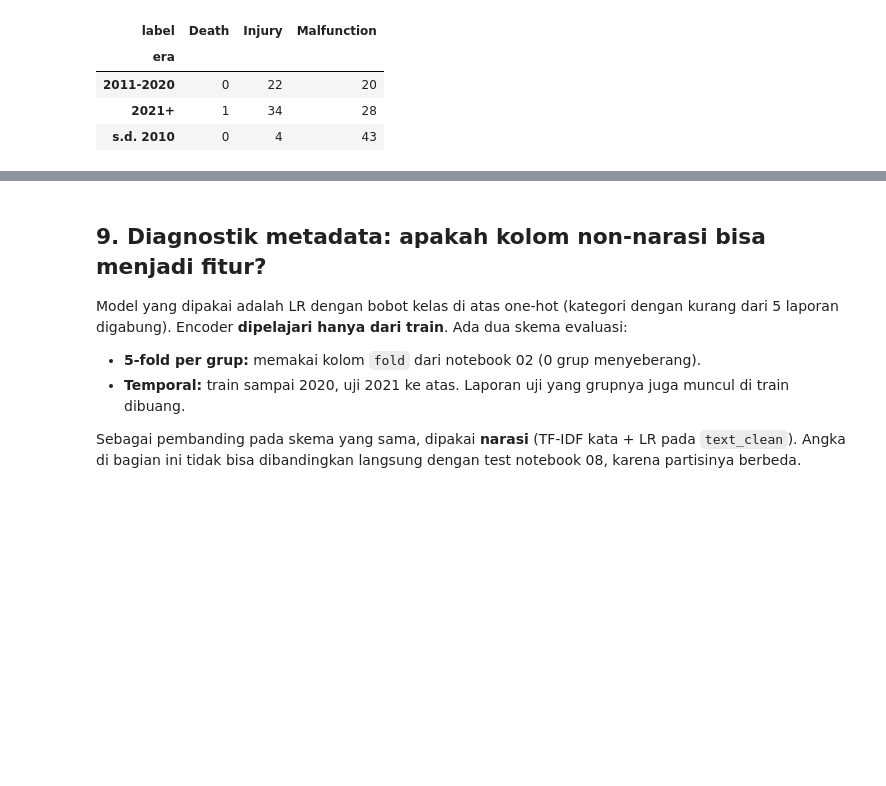
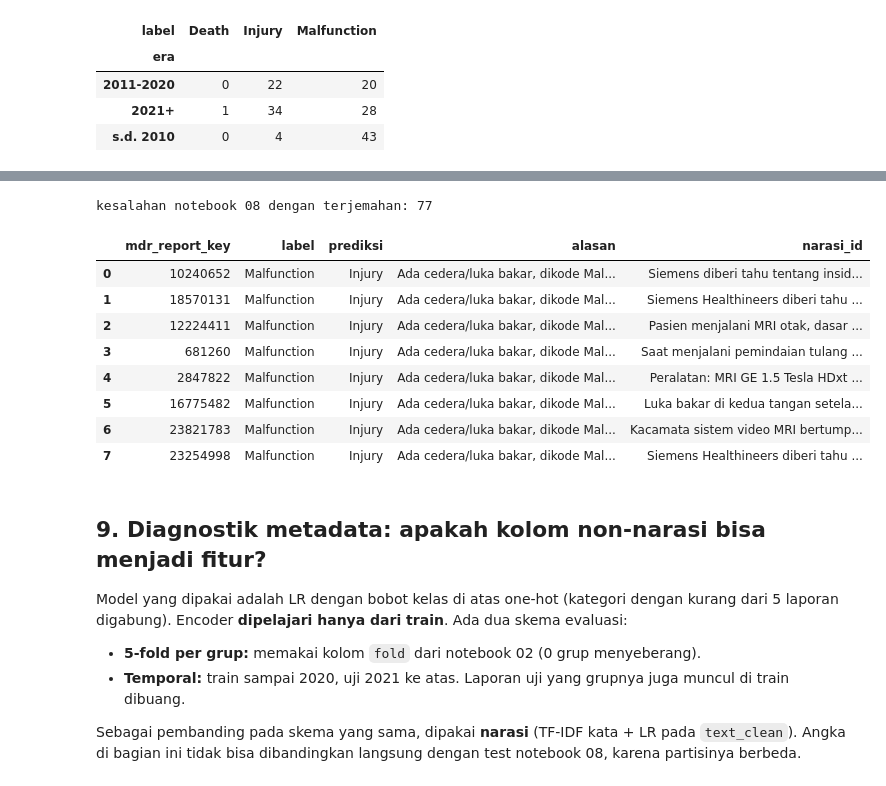
Before and after one commit to Rhefanza/datmin-maude, a Jupyter notebook: notebooks/09_audit_label_metadata.ipynb, the cells around one changed output, grey strips where cells are left out. Cells and saved outputs as stored; diff of their text form; code cells hidden in the pictures; blank space fills up the shorter version.

```diff
--- a/notebooks/09_audit_label_metadata.ipynb
+++ b/notebooks/09_audit_label_metadata.ipynb
@@ -406,10 +406,13 @@ kontrol = pd.concat([d[(d.label == k) & (d.alasan_kandidat == "")].sample(min(n,
 tl = pd.concat([kand.assign(jenis="kandidat"), kontrol.assign(jenis="kontrol")]).sample(frac=1, random_state=SEED)
 tl["id_telaah"] = [f"T{i:03d}" for i in range(1, len(tl) + 1)]
 tl = tl.merge(t[["mdr_report_key", "y_pred"]], on="mdr_report_key", how="left")
+TERJ = pd.read_csv(ROOT / "data/processed/terjemahan_narasi_id.csv", dtype=str).set_index("mdr_report_key").narasi_id
 buta = tl[["id_telaah", "mdr_report_key", "era", "label", "outcome", "patient_problems", "event_text"]].assign(
     event_text=tl.event_text.str[:700], keputusan="", catatan="")
+buta.insert(buta.columns.get_loc("event_text"), "narasi_id", buta.mdr_report_key.map(TERJ))
+assert buta.narasi_id.notna().all(), "ada narasi telaah tanpa terjemahan"
 kunci = tl[["id_telaah", "mdr_report_key", "jenis", "alasan_kandidat", "y_pred"]].rename(columns={"y_pred": "prediksi_nb08_bila_di_test"})
-simpan_tab(buta, "09_telaah_buta", index=False); simpan_tab(kunci, "09_telaah_kunci", index=False)
+simpan_tab(buta, "09_telaah_buta", index=False, encoding="utf-8-sig"); simpan_tab(kunci, "09_telaah_kunci", index=False, encoding="utf-8-sig")
 print("kandidat:", len(kand), "| kontrol:", len(kontrol), "| total telaah:", len(tl))
 display(kand.alasan_kandidat.str.split("; ").explode().value_counts().rename("jumlah").to_frame())
 display(pd.crosstab(kand.era, kand.label))
@@ -430,3 +442,23 @@ kandidat: 152 | kontrol: 21 | total telaah: 173
+# %%
+salah = pd.read_csv(ROOT / "outputs/nb08/tables/15_prediksi_salah.csv", dtype=str, keep_default_na=False)
+salah.insert(salah.columns.get_loc("cuplikan"), "narasi_id", salah.mdr_report_key.map(TERJ))
+assert salah.narasi_id.notna().all(), "ada kesalahan notebook 08 tanpa terjemahan"
+salah = salah.rename(columns={"cuplikan": "cuplikan_en"})
+simpan_tab(salah, "09_prediksi_salah_nb08_id", index=False, encoding="utf-8-sig")
+print("kesalahan notebook 08 dengan terjemahan:", len(salah))
+with pd.option_context("display.max_colwidth", 220):
+    display(salah[["mdr_report_key", "label", "prediksi", "alasan", "narasi_id"]].head(8))
+# %% [output]
+kesalahan notebook 08 dengan terjemahan: 77
+|  | mdr_report_key | label | prediksi | alasan | narasi_id |
+| 0 | 10240652 | Malfunction | Injury | Ada cedera/luka bakar, dikode Mal... | Siemens diberi tahu tentang insid... |
+| 1 | 18570131 | Malfunction | Injury | Ada cedera/luka bakar, dikode Mal... | Siemens Healthineers diberi tahu ... |
+| 2 | 12224411 | Malfunction | Injury | Ada cedera/luka bakar, dikode Mal... | Pasien menjalani MRI otak, dasar ... |
+| 3 | 681260 | Malfunction | Injury | Ada cedera/luka bakar, dikode Mal... | Saat menjalani pemindaian tulang ... |
+| 4 | 2847822 | Malfunction | Injury | Ada cedera/luka bakar, dikode Mal... | Peralatan: MRI GE 1.5 Tesla HDxt ... |
+| 5 | 16775482 | Malfunction | Injury | Ada cedera/luka bakar, dikode Mal... | Luka bakar di kedua tangan setela... |
+| 6 | 23821783 | Malfunction | Injury | Ada cedera/luka bakar, dikode Mal... | Kacamata sistem video MRI bertump... |
+| 7 | 23254998 | Malfunction | Injury | Ada cedera/luka bakar, dikode Mal... | Siemens Healthineers diberi tahu ... |
 # %% [markdown]
 ## 9. Diagnostik metadata: apakah kolom non-narasi bisa menjadi fitur?
 
```
Also changed, not shown: parts of 1 cell of this notebook, 5 other files.
